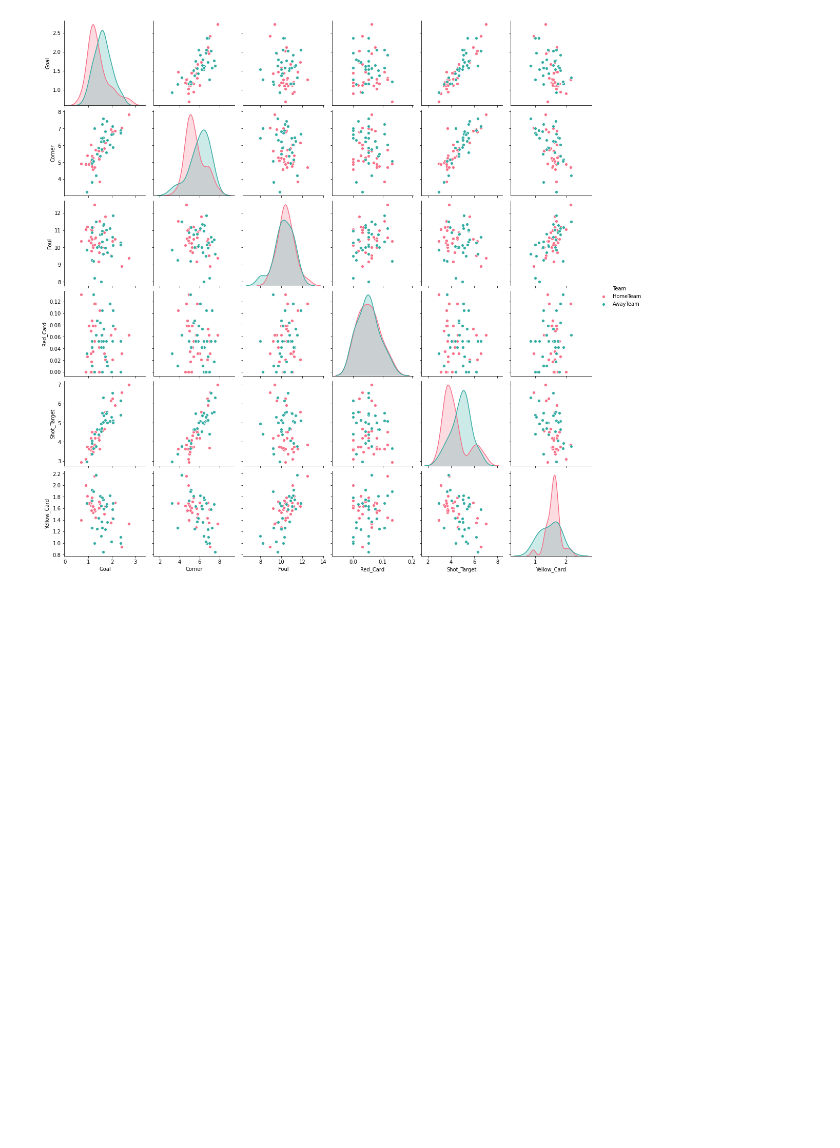
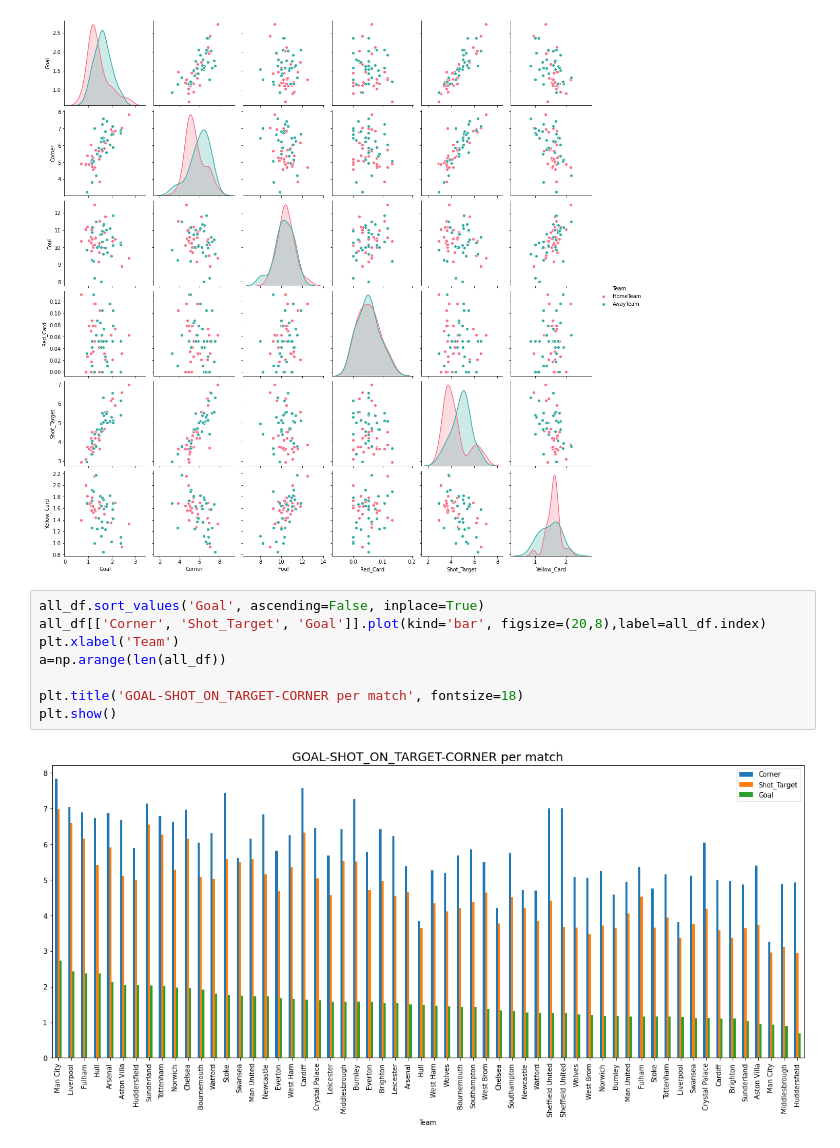
Before and after one commit to Adonis232/Ironhack_final_project_2.0, a Jupyter notebook: Last_seasons.ipynb, the cells around one changed output. Saved outputs shown, nothing was run; the diff lists cells and outputs as text; blank space fills up the shorter version.

```diff
--- a/Last_seasons.ipynb
+++ b/Last_seasons.ipynb
@@ -309,3 +300,13 @@ sns.pairplot(all_df, hue='Team', palette='husl', kind='scatter')
 plt.show()
 # %% [output]
 [figure]
+# %%
+all_df.sort_values('Goal', ascending=False, inplace=True)
+all_df[['Corner', 'Shot_Target', 'Goal']].plot(kind='bar', figsize=(20,8),label=all_df.index)
+plt.xlabel('Team')
+a=np.arange(len(all_df))
+
+plt.title('GOAL-SHOT_ON_TARGET-CORNER per match', fontsize=18)
+plt.show()
+# %% [output]
+[figure, added]
```
Also changed, not shown: parts of 7 cells of this notebook, 2 other files.
